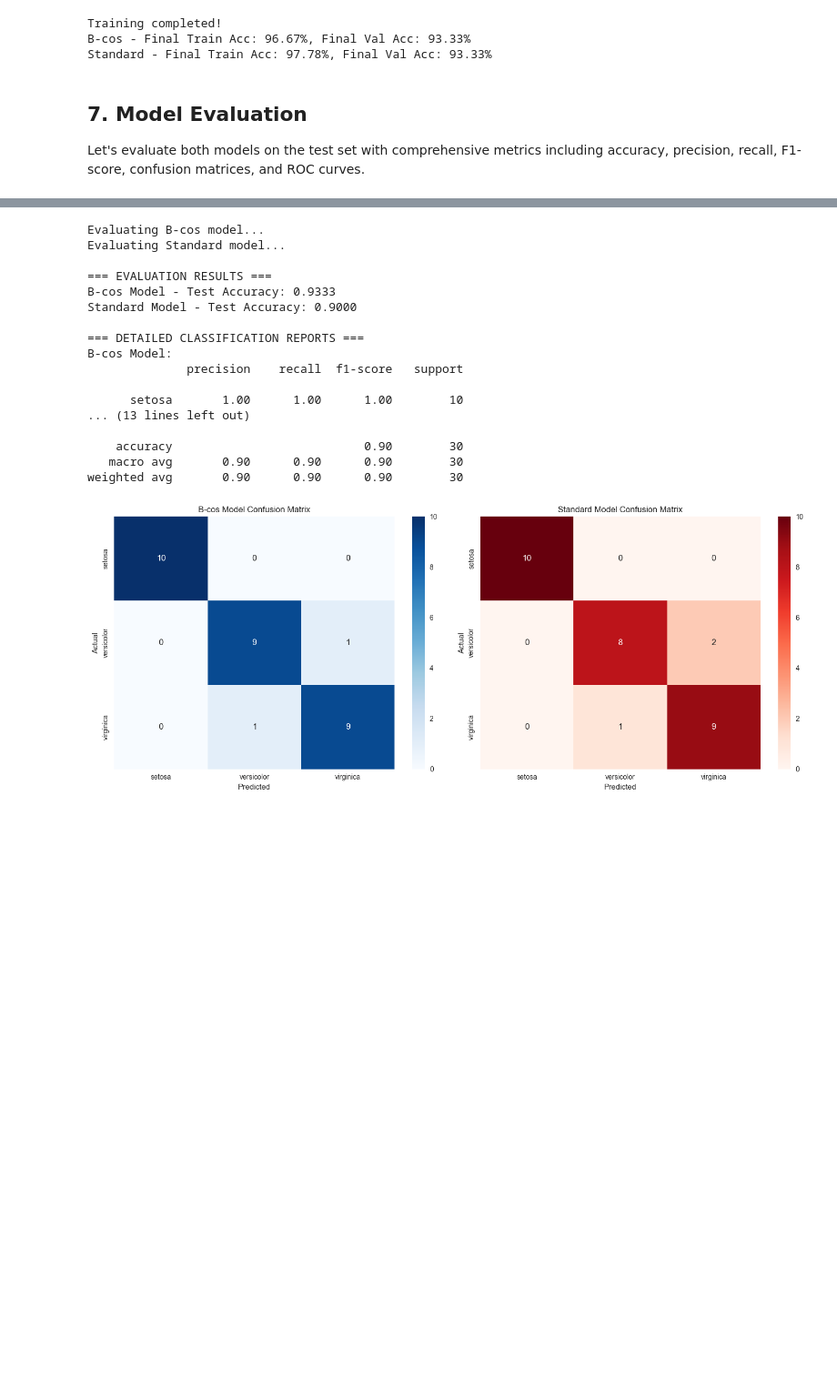
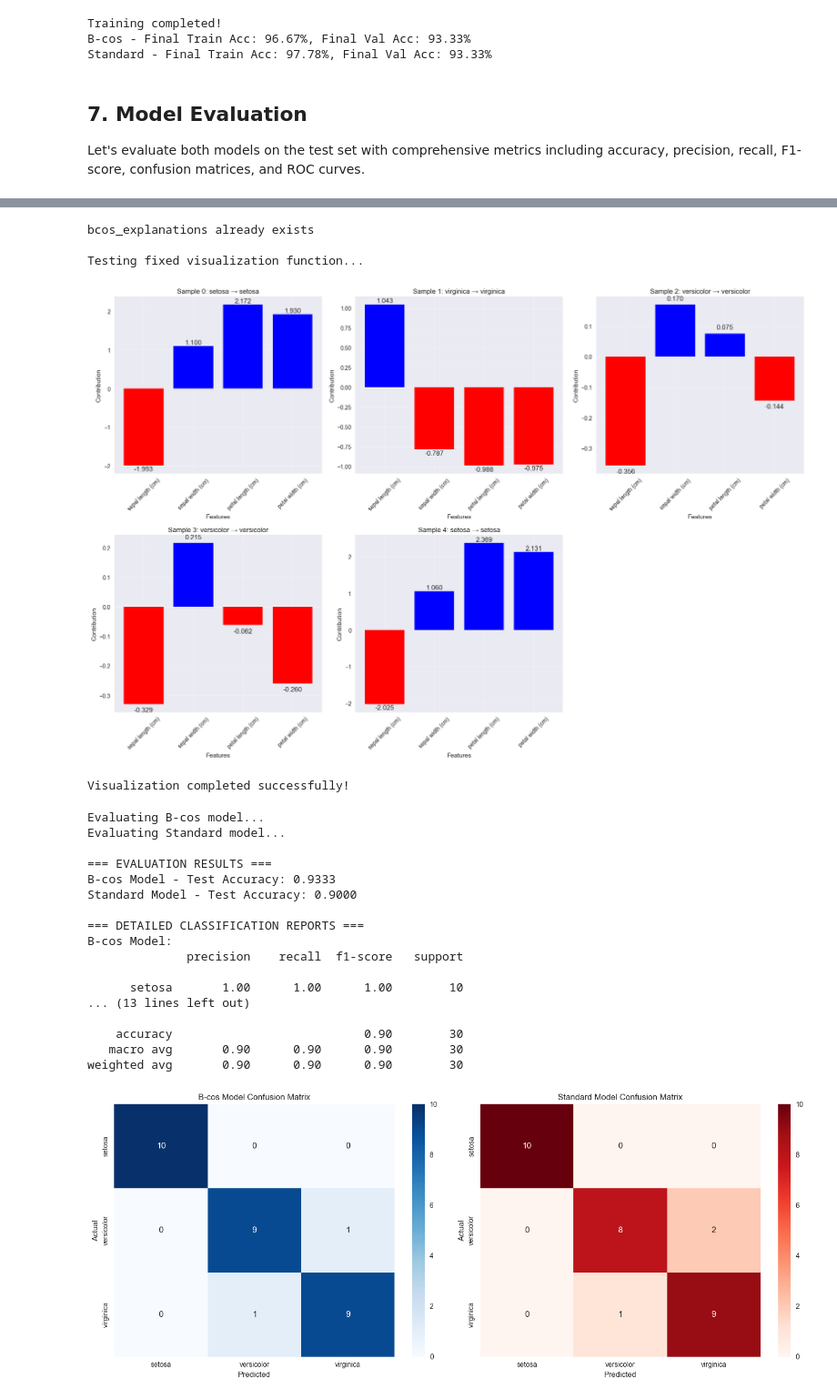
Before and after one commit to jana0601/B-cos-Explainable-AI-on-Iris-Dataset, a Jupyter notebook: iris_bcos_explainability.ipynb, the cells around one changed output, grey strips where cells are left out. Shown at 91% size. Saved outputs shown, nothing was run; the diff lists cells and outputs as text; code cells hidden in the pictures; blank space fills up the shorter version.

```diff
--- a/iris_bcos_explainability.ipynb
+++ b/iris_bcos_explainability.ipynb
@@ -535,3 +684,69 @@ print(f"Standard faithfulness: {standard_metrics['faithfulness']:.4f}")
+# %%
+# Generate explanations data if it doesn't exist
+def generate_bcos_explanations(model, test_data, test_labels, num_samples=5):
+    """
+    Generate explanations for B-cos model predictions
+    """
+    model.eval()
+    explanations = {}
+
+    with torch.no_grad():
+        for i in range(min(num_samples, len(test_data))):
+            sample = test_data[i:i+1]
+            true_label = test_labels[i].item()
+
+            # Get prediction
+            output = model(sample)
+            predicted_class = torch.argmax(output, dim=1).item()
+            confidence = torch.softmax(output, dim=1).max().item()
+
+            # Get explanations from B-cos layers
+            if hasattr(model, 'get_explanations'):
+                layer_explanations = model.get_explanations(sample)
+            else:
+                # Fallback: create simple explanations
+                layer_explanations = {
+                    'layer1': model.bcos1.get_feature_contributions(sample),
+                    'layer2': model.bcos2.get_feature_contributions(torch.relu(model.bcos1(sample))),
+                    'layer3': model.bcos3.get_feature_contributions(torch.relu(model.bcos2(torch.relu(model.bcos1(sample)))))
+                }
+
+            explanations[i] = {
+                'true_label': true_label,
+                'predicted_class': predicted_class,
+                'confidence': confidence,
+                'layer_explanations': layer_explanations
+            }
+
+    return explanations
+
+# Generate explanations if they don't exist
+if 'bcos_explanations' not in locals():
+    print("Generating B-cos explanations...")
+    bcos_explanations = generate_bcos_explanations(bcos_model, X_test_tensor, y_test_tensor, 5)
+    print(f"Generated explanations for {len(bcos_explanations)} samples")
+else:
+    print("bcos_explanations already exists")
+
+# Now test the fixed visualization
+print("\nTesting fixed visualization function...")
+try:
+    visualize_feature_contributions_fixed(bcos_explanations, iris.feature_names)
+    print("Visualization completed successfully!")
+except Exception as e:
+    print(f"Error in visualization: {e}")
+    print("Let's check the data structure...")
+    if 'bcos_explanations' in locals():
+        print(f"bcos_explanations keys: {list(bcos_explanations.keys())}")
+        if bcos_explanations:
+            first_key = list(bcos_explanations.keys())[0]
+            print(f"First explanation structure: {bcos_explanations[first_key].keys()}")
+# %% [output]
+bcos_explanations already exists
+
+Testing fixed visualization function...
+[figure, added]
+Visualization completed successfully!
 # %%
 # Evaluation function
 def evaluate_model(model, test_loader, model_name="Model"):
```
Also changed, not shown: parts of 11 cells of this notebook.
